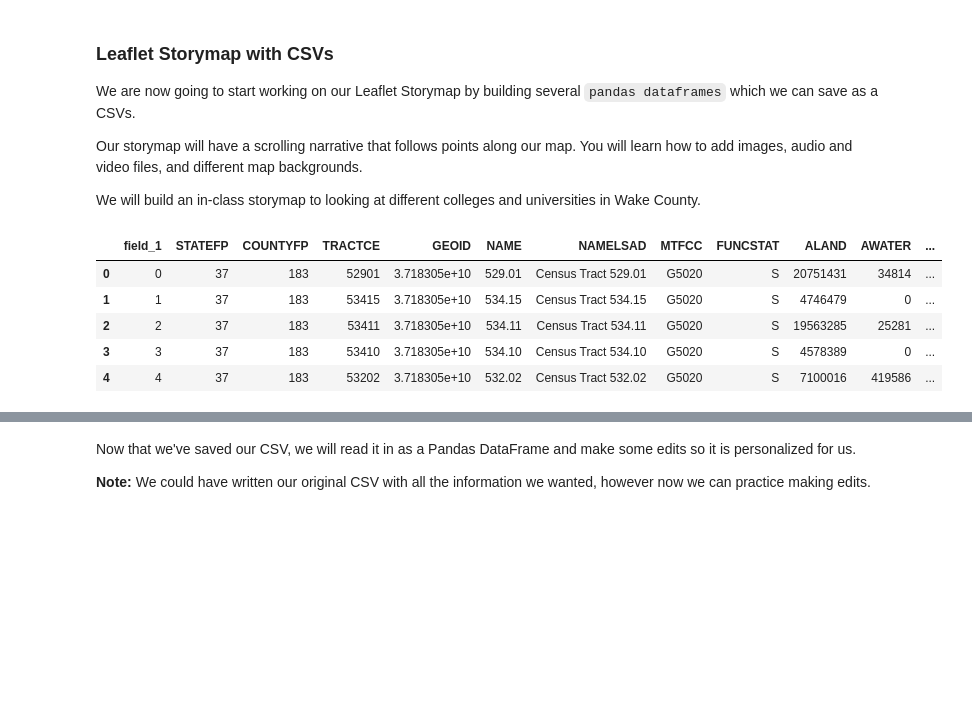
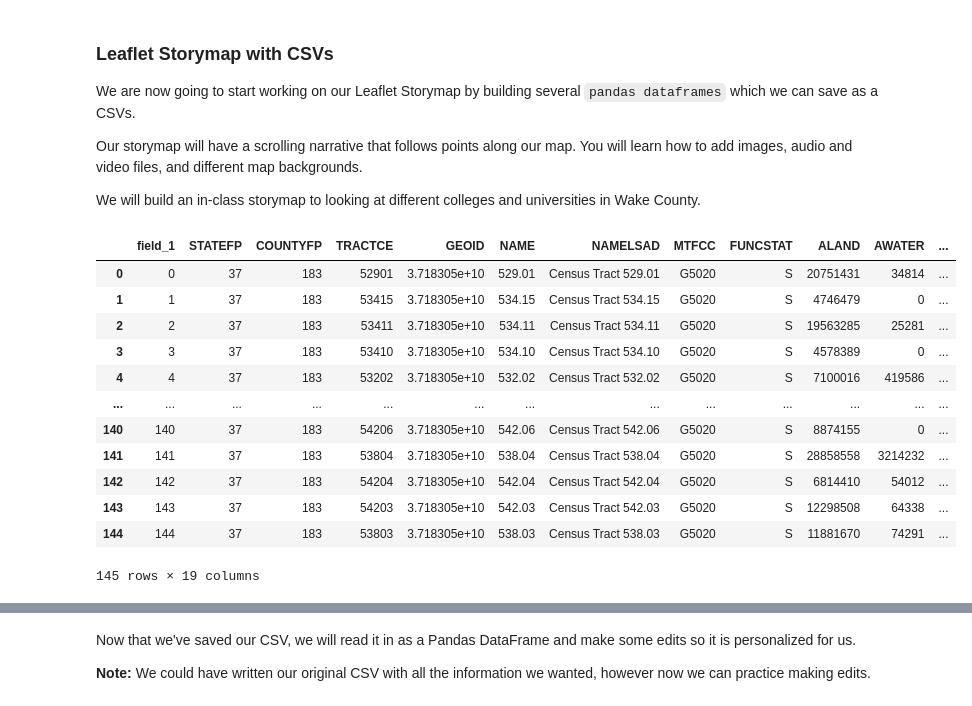
Before and after one commit to cmnottin/Final_Project, a Jupyter notebook: storymap.ipynb, the cells around one changed output, grey strips where cells are left out. Drawn from its saved outputs; the diff is of its cells as text; code cells hidden in the pictures; blank space fills up the shorter version.

```diff
--- a/storymap.ipynb
+++ b/storymap.ipynb
@@ -48,12 +48,23 @@ import csv
 EJgeo = gpd.read_file('C:/Users/cecin/GIS495/_FinalProject/Hope/geojson/EJgeo.geojson')
 BPgeo = gpd.read_file('C:/Users/cecin/GIS495/_FinalProject/Hope/geojson/BPgeo.geojson')
 SIgeo = gpd.read_file('C:/Users/cecin/GIS495/_FinalProject/Hope/geojson/SIgeo.geojson')
+# %%
+EJshp = gpd.read_file('C:/Users/cecin/GIS495/_FinalProject/Hope/EJXYshp.shp')
+BPshp = gpd.read_file('C:/Users/cecin/GIS495/_FinalProject/Hope/BPXPshp.shp')
+SIshp = gpd.read_file('C:/Users/cecin/GIS495/_FinalProject/Hope/SIXYshp.shp')
 # %%
-EJshp.head()
+EJshp
 # %% [output]
 |  | field_1 | STATEFP | COUNTYFP | TRACTCE | GEOID | NAME | NAMELSAD | MTFCC | FUNCSTAT | ALAND | AWATER | ... |
 | 0 | 0 | 37 | 183 | 52901 | 3.718305e+10 | 529.01 | Census Tract 529.01 | G5020 | S | 20751431 | 34814 | ... |
 | 1 | 1 | 37 | 183 | 53415 | 3.718305e+10 | 534.15 | Census Tract 534.15 | G5020 | S | 4746479 | 0 | ... |
 | 2 | 2 | 37 | 183 | 53411 | 3.718305e+10 | 534.11 | Census Tract 534.11 | G5020 | S | 19563285 | 25281 | ... |
 | 3 | 3 | 37 | 183 | 53410 | 3.718305e+10 | 534.10 | Census Tract 534.10 | G5020 | S | 4578389 | 0 | ... |
 | 4 | 4 | 37 | 183 | 53202 | 3.718305e+10 | 532.02 | Census Tract 532.02 | G5020 | S | 7100016 | 419586 | ... |
+| ... | ... | ... | ... | ... | ... | ... | ... | ... | ... | ... | ... | ... |
+| 140 | 140 | 37 | 183 | 54206 | 3.718305e+10 | 542.06 | Census Tract 542.06 | G5020 | S | 8874155 | 0 | ... |
+| 141 | 141 | 37 | 183 | 53804 | 3.718305e+10 | 538.04 | Census Tract 538.04 | G5020 | S | 28858558 | 3214232 | ... |
+| 142 | 142 | 37 | 183 | 54204 | 3.718305e+10 | 542.04 | Census Tract 542.04 | G5020 | S | 6814410 | 54012 | ... |
+| 143 | 143 | 37 | 183 | 54203 | 3.718305e+10 | 542.03 | Census Tract 542.03 | G5020 | S | 12298508 | 64338 | ... |
+| 144 | 144 | 37 | 183 | 53803 | 3.718305e+10 | 538.03 | Census Tract 538.03 | G5020 | S | 11881670 | 74291 | ... |
+145 rows × 19 columns
```
Also changed, not shown: parts of 12 cells of this notebook.
